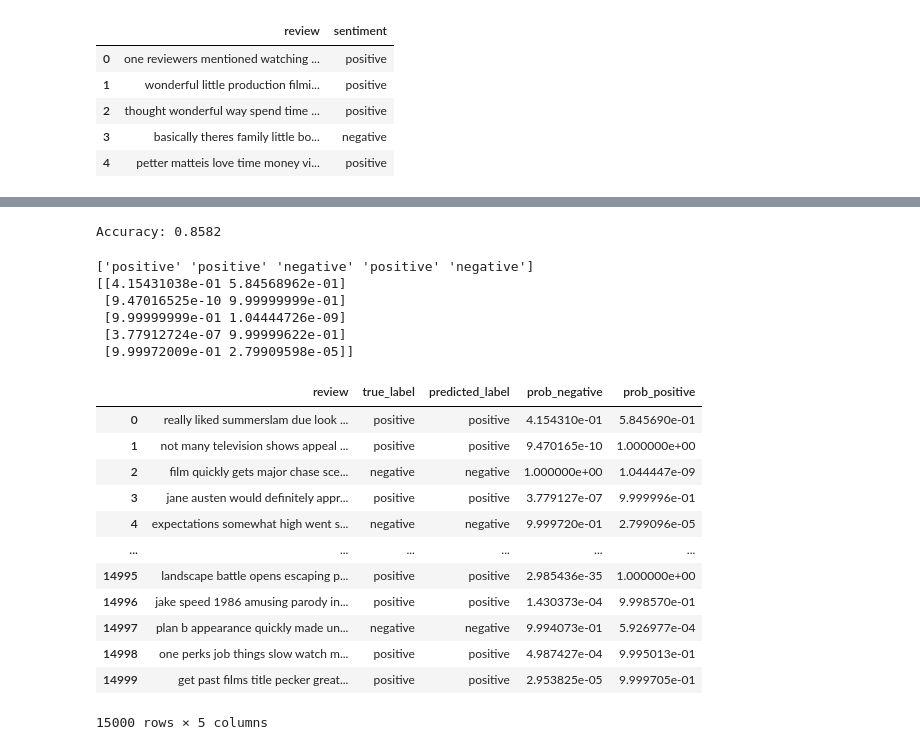
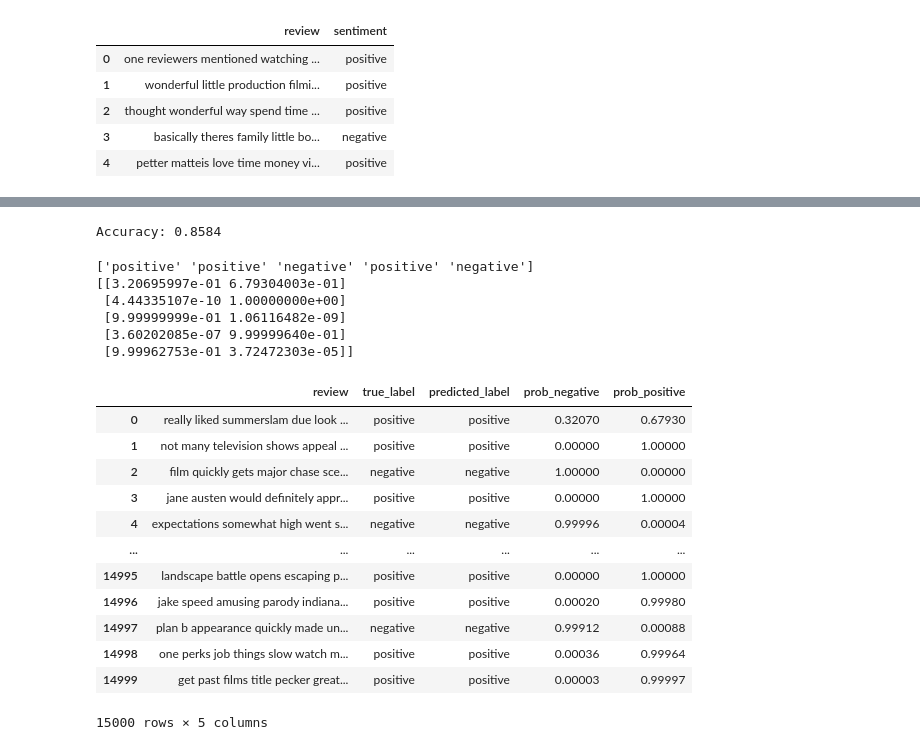
Before and after one commit to lilianpadilla/NBSentimentAnalysis, a Jupyter notebook: naive-bayes.ipynb, the cells around one changed output, grey strips where cells are left out. Saved outputs shown, nothing was run; the diff lists cells and outputs as text; code cells hidden in the pictures.

Commit message:
added more for results

```diff
--- a/naive-bayes.ipynb
+++ b/naive-bayes.ipynb
@@ -59,11 +44,13 @@ def clean(df):
         text = BeautifulSoup(text, "html.parser").get_text()
         text = text.lower()
         text = text.replace("'", "")
-        text = re.sub(r"[^\w\s]", " ", text)
+        text = re.sub(r'[^a-z\s]', ' ', text)
+        text = re.sub(r'(.)\1{2,}', r'\1\1', text)
         tokens = text.split()
         tokens = [w for w in tokens if w not in stop_words]
+        tokens = [w for w in tokens if not re.fullmatch(r'([a-z])\1+', w)]
         text = " ".join(tokens)
-        text = re.sub(r"\s+", " ", text).strip()
+        text = re.sub(r'\s+', ' ', text).strip()
         return text
 
     df["review"] = df["review"].astype(str).apply(preprocess)
@@ -102,38 +109,41 @@ probs = model.predict_proba(X_test)
 accuracy = accuracy_score(y_test, predictions)
 print(f"Accuracy: {accuracy}")
 # %% [output]
-Accuracy: 0.8582
+Accuracy: 0.8584
 # %%
 print(predictions[:5])
 print(probs[:5])
 # %% [output]
 ['positive' 'positive' 'negative' 'positive' 'negative']
-[[4.15431038e-01 5.84568962e-01]
- [9.47016525e-10 9.99999999e-01]
- [9.99999999e-01 1.04444726e-09]
- [3.77912724e-07 9.99999622e-01]
- [9.99972009e-01 2.79909598e-05]]
+[[3.20695997e-01 6.79304003e-01]
+ [4.44335107e-10 1.00000000e+00]
+ [9.99999999e-01 1.06116482e-09]
+ [3.60202085e-07 9.99999640e-01]
+ [9.99962753e-01 3.72472303e-05]]
 # %%
 results_df = pd.DataFrame({
     "review": X_test_raw,
     "true_label": y_test,
     "predicted_label": predictions,
     "prob_negative": probs[:, 0],
     "prob_positive": probs[:, 1],
 })
 
+results_df["prob_negative"] = results_df["prob_negative"].round(5)
+results_df["prob_positive"] = results_df["prob_positive"].round(5)
+
 results_df
 # %% [output]
 |  | review | true_label | predicted_label | prob_negative | prob_positive |
-| 0 | really liked summerslam due look ... | positive | positive | 4.154310e-01 | 5.845690e-01 |
-| 1 | not many television shows appeal ... | positive | positive | 9.470165e-10 | 1.000000e+00 |
-| 2 | film quickly gets major chase sce... | negative | negative | 1.000000e+00 | 1.044447e-09 |
-| 3 | jane austen would definitely appr... | positive | positive | 3.779127e-07 | 9.999996e-01 |
-| 4 | expectations somewhat high went s... | negative | negative | 9.999720e-01 | 2.799096e-05 |
+| 0 | really liked summerslam due look ... | positive | positive | 0.32070 | 0.67930 |
+| 1 | not many television shows appeal ... | positive | positive | 0.00000 | 1.00000 |
+| 2 | film quickly gets major chase sce... | negative | negative | 1.00000 | 0.00000 |
+| 3 | jane austen would definitely appr... | positive | positive | 0.00000 | 1.00000 |
+| 4 | expectations somewhat high went s... | negative | negative | 0.99996 | 0.00004 |
 | ... | ... | ... | ... | ... | ... |
-| 14995 | landscape battle opens escaping p... | positive | positive | 2.985436e-35 | 1.000000e+00 |
-| 14996 | jake speed 1986 amusing parody in... | positive | positive | 1.430373e-04 | 9.998570e-01 |
-| 14997 | plan b appearance quickly made un... | negative | negative | 9.994073e-01 | 5.926977e-04 |
-| 14998 | one perks job things slow watch m... | positive | positive | 4.987427e-04 | 9.995013e-01 |
-| 14999 | get past films title pecker great... | positive | positive | 2.953825e-05 | 9.999705e-01 |
+| 14995 | landscape battle opens escaping p... | positive | positive | 0.00000 | 1.00000 |
+| 14996 | jake speed amusing parody indiana... | positive | positive | 0.00020 | 0.99980 |
+| 14997 | plan b appearance quickly made un... | negative | negative | 0.99912 | 0.00088 |
+| 14998 | one perks job things slow watch m... | positive | positive | 0.00036 | 0.99964 |
+| 14999 | get past films title pecker great... | positive | positive | 0.00003 | 0.99997 |
 15000 rows × 5 columns
```
Also changed, not shown: parts of 9 cells of this notebook.
